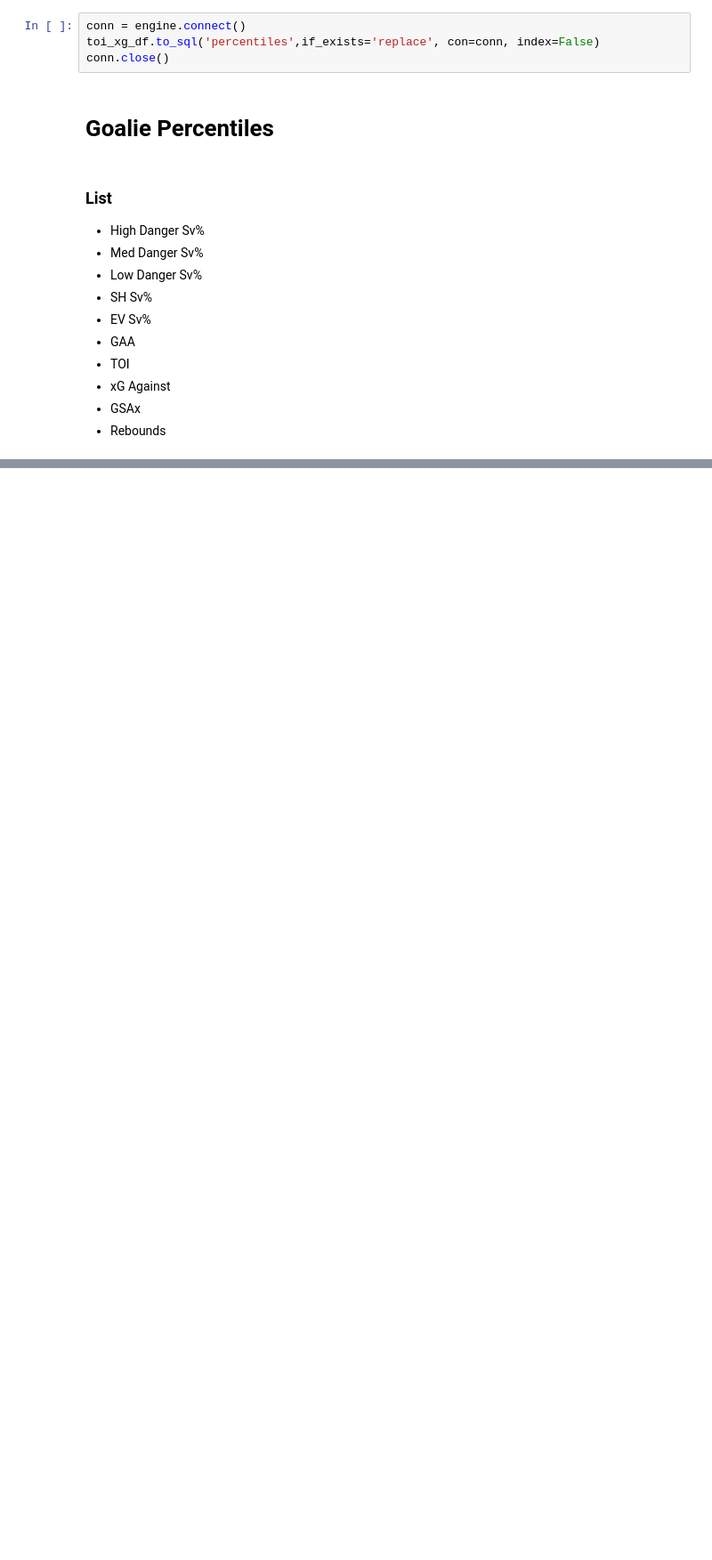
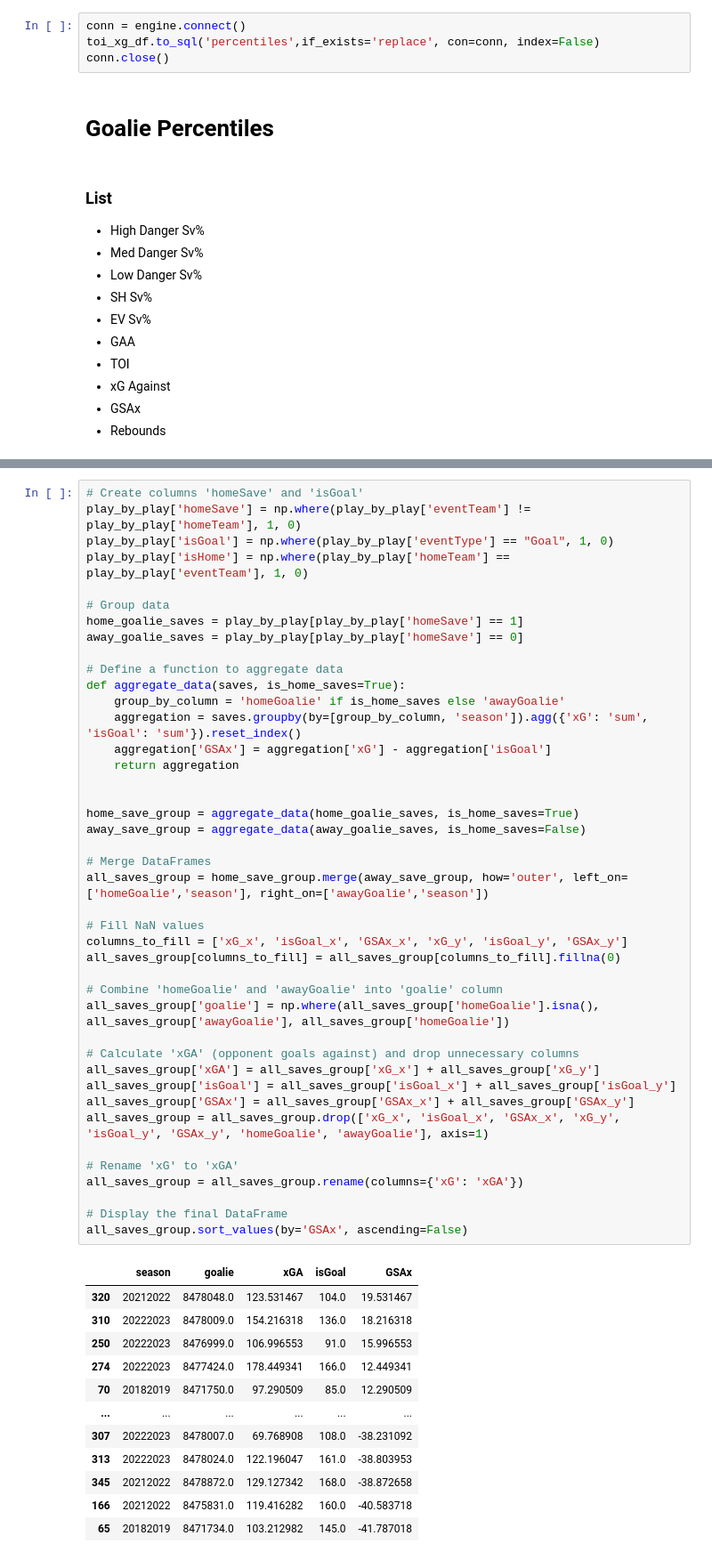
Before and after one commit to CharlesJub/HockeySavant, a Jupyter notebook: scripts/percentiles.ipynb, the cells around one changed output, grey strips where cells are left out. Shown: that part at 89% size. Saved outputs shown, nothing was run; the diff lists cells and outputs as text; blank space fills up the shorter version.

Commit message:
add goalie percentiles

```diff
--- a/scripts/percentiles.ipynb
+++ b/scripts/percentiles.ipynb
@@ -256,0 +289,55 @@ conn.close()
+# %%
+# Create columns 'homeSave' and 'isGoal'
+play_by_play['homeSave'] = np.where(play_by_play['eventTeam'] != play_by_play['homeTeam'], 1, 0)
+play_by_play['isGoal'] = np.where(play_by_play['eventType'] == "Goal", 1, 0)
+play_by_play['isHome'] = np.where(play_by_play['homeTeam'] == play_by_play['eventTeam'], 1, 0)
+
+# Group data
+home_goalie_saves = play_by_play[play_by_play['homeSave'] == 1]
+away_goalie_saves = play_by_play[play_by_play['homeSave'] == 0]
+
+# Define a function to aggregate data
+def aggregate_data(saves, is_home_saves=True):
+    group_by_column = 'homeGoalie' if is_home_saves else 'awayGoalie'
+    aggregation = saves.groupby(by=[group_by_column, 'season']).agg({'xG': 'sum', 'isGoal': 'sum'}).reset_index()
+    aggregation['GSAx'] = aggregation['xG'] - aggregation['isGoal']
+    return aggregation
+
+
+home_save_group = aggregate_data(home_goalie_saves, is_home_saves=True)
+away_save_group = aggregate_data(away_goalie_saves, is_home_saves=False)
+
+# Merge DataFrames
+all_saves_group = home_save_group.merge(away_save_group, how='outer', left_on=['homeGoalie','season'], right_on=['awayGoalie','season'])
+
+# Fill NaN values
+columns_to_fill = ['xG_x', 'isGoal_x', 'GSAx_x', 'xG_y', 'isGoal_y', 'GSAx_y']
+all_saves_group[columns_to_fill] = all_saves_group[columns_to_fill].fillna(0)
+
+# Combine 'homeGoalie' and 'awayGoalie' into 'goalie' column
+all_saves_group['goalie'] = np.where(all_saves_group['homeGoalie'].isna(), all_saves_group['awayGoalie'], all_saves_group['homeGoalie'])
+
+# Calculate 'xGA' (opponent goals against) and drop unnecessary columns
+all_saves_group['xGA'] = all_saves_group['xG_x'] + all_saves_group['xG_y']
+all_saves_group['isGoal'] = all_saves_group['isGoal_x'] + all_saves_group['isGoal_y']
+all_saves_group['GSAx'] = all_saves_group['GSAx_x'] + all_saves_group['GSAx_y']
+all_saves_group = all_saves_group.drop(['xG_x', 'isGoal_x', 'GSAx_x', 'xG_y', 'isGoal_y', 'GSAx_y', 'homeGoalie', 'awayGoalie'], axis=1)
+
+# Rename 'xG' to 'xGA'
+all_saves_group = all_saves_group.rename(columns={'xG': 'xGA'})
+
+# Display the final DataFrame
+all_saves_group.sort_values(by='GSAx', ascending=False)
+# %% [output]
+|  | season | goalie | xGA | isGoal | GSAx |
+| 320 | 20212022 | 8478048.0 | 123.531467 | 104.0 | 19.531467 |
+| 310 | 20222023 | 8478009.0 | 154.216318 | 136.0 | 18.216318 |
+| 250 | 20222023 | 8476999.0 | 106.996553 | 91.0 | 15.996553 |
+| 274 | 20222023 | 8477424.0 | 178.449341 | 166.0 | 12.449341 |
+| 70 | 20182019 | 8471750.0 | 97.290509 | 85.0 | 12.290509 |
+| ... | ... | ... | ... | ... | ... |
+| 307 | 20222023 | 8478007.0 | 69.768908 | 108.0 | -38.231092 |
+| 313 | 20222023 | 8478024.0 | 122.196047 | 161.0 | -38.803953 |
+| 345 | 20212022 | 8478872.0 | 129.127342 | 168.0 | -38.872658 |
+| 166 | 20212022 | 8475831.0 | 119.416282 | 160.0 | -40.583718 |
+| 65 | 20182019 | 8471734.0 | 103.212982 | 145.0 | -41.787018 |
```
Also changed, not shown: parts of 11 cells of this notebook, 1 other file.
